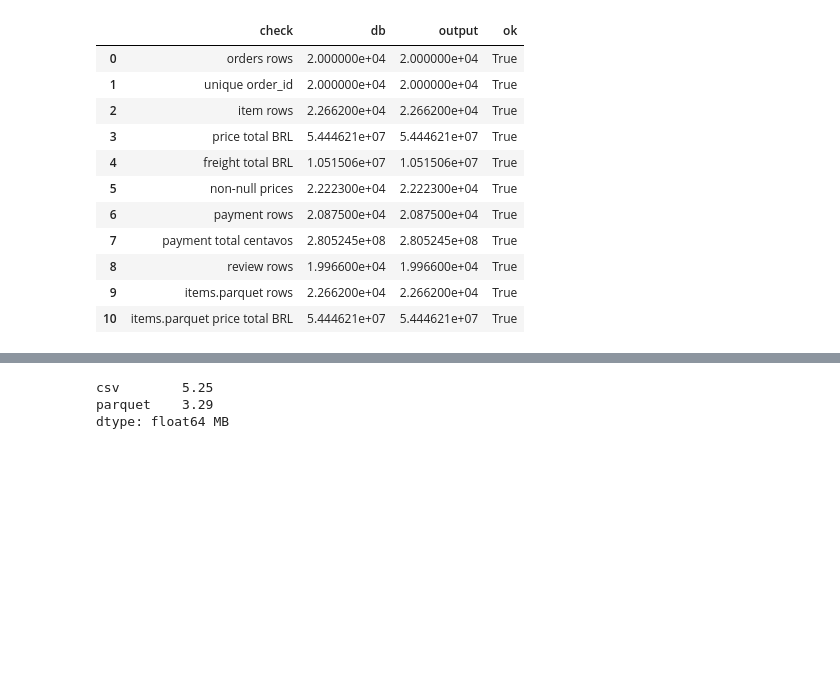
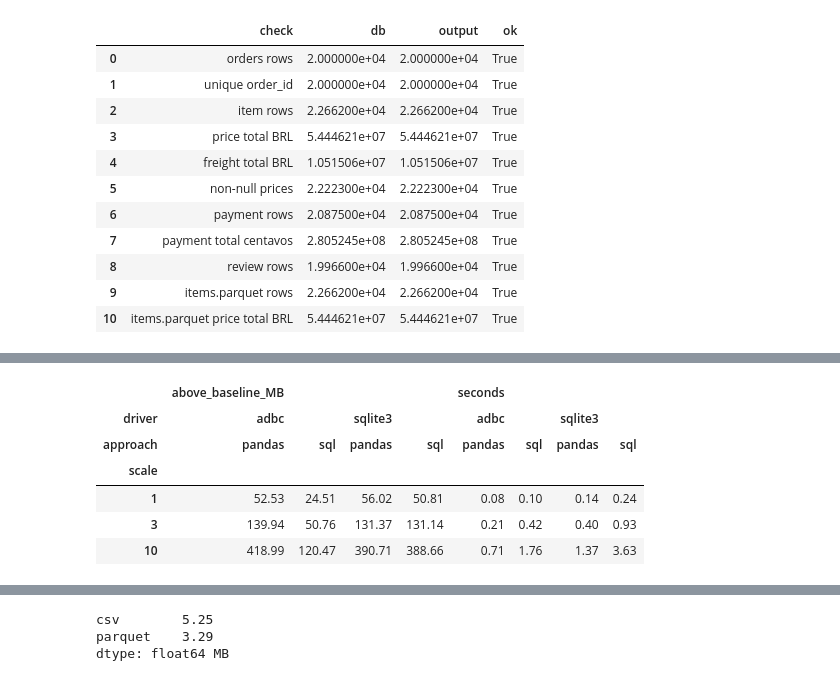
Before and after one commit to 11NOel11/eng2040-assignment1, a Jupyter notebook: pipeline.ipynb, the cells around one changed output, grey strips where cells are left out. Saved outputs shown, nothing was run; the diff lists cells and outputs as text; code cells hidden in the pictures; blank space fills up the shorter version.

Commit message:
perf: read through adbc and test sql vs pandas at 1x, 3x, 10x
sqlite3 driver made sql and pandas grow the same, adbc cuts sql memory ~3x at 10x

```diff
--- a/pipeline.ipynb
+++ b/pipeline.ipynb
@@ -7,13 +7,14 @@ each step writes its outputs to `data/<step>/` plus a `resources.json`. memory i
 # %%
 import json, resource, sqlite3, subprocess, sys, threading, time
 from pathlib import Path
+import adbc_driver_sqlite.dbapi as adbc
 import pandas as pd
 import psutil
 
 ROOT = Path.cwd()
 DB = ROOT / "data" / "marketplace.sqlite"
-con = sqlite3.connect(f"file:{DB}?mode=ro", uri=True)  # read only, the db is never modified
-q = lambda s: pd.read_sql(s, con, dtype_backend="pyarrow")
+con = adbc.connect(f"file:{DB}?mode=ro")  # read only, the db is never modified
+q = lambda s: pd.read_sql(s, con, dtype_backend="pyarrow")  # adbc hands results over as arrow columns
 proc = psutil.Process()
 mb = lambda b: round(b / 1e6, 2)
 
@@ -288,0 +248,66 @@ storage. same orders table as csv vs parquet:
+# %%
+TABLES = ["orders", "customers", "order_items", "order_payments", "order_reviews"]
+
+def scaled_db(k):
+    path = OUT / f"_scale{k}.sqlite"
+    path.unlink(missing_ok=True)
+    s = sqlite3.connect(path)
+    s.execute(f"attach '{DB}' as src")
+    for (sql,) in s.execute(f"select sql from src.sqlite_master where tbl_name in {tuple(TABLES)} and sql is not null order by type desc").fetchall():
+        s.execute(sql)
+    for t in TABLES:
+        cols = [r[1] for r in s.execute(f"pragma src.table_info({t})")]
+        for c in range(k):
+            sel = ", ".join(f"{x} || '_{c}'" if x in ("order_id", "customer_id") else x for x in cols)
+            s.execute(f"insert into {t} select {sel} from src.{t}")
+    s.commit(); s.close()
+    return path
+
+CONNECT = {
+    "sqlite3": "import sqlite3\ncon = sqlite3.connect('file:' + sys.argv[1] + '?mode=ro', uri=True)\n",
+    "adbc": "import adbc_driver_sqlite.dbapi as adbc\ncon = adbc.connect('file:' + sys.argv[1] + '?mode=ro')\n",
+}
+SETUP = "import resource, sys, time\nimport pandas as pd\n"
+REPORT = """
+peak = resource.getrusage(resource.RUSAGE_SELF).ru_maxrss / (1e6 if sys.platform == "darwin" else 1e3)
+print(time.perf_counter() - t, peak)
+"""
+PANDAS = """
+r = lambda t: pd.read_sql(f"select * from {t}", con, dtype_backend="pyarrow")
+o, c, i, p, rv = r("orders"), r("customers"), r("order_items"), r("order_payments"), r("order_reviews")
+i["price_null"], i["freight_null"], p["payment_null"] = i.price.isna(), i.freight_value.isna(), p.payment_value.isna()
+it = i.groupby("order_id").agg(n_items=("order_item_id", "size"), n_products=("product_id", "nunique"), n_sellers=("seller_id", "nunique"),
+    price_sum=("price", "sum"), freight_sum=("freight_value", "sum"), n_price_null=("price_null", "sum"), n_freight_null=("freight_null", "sum")).reset_index()
+pay = p.groupby("order_id").agg(n_payments=("payment_sequential", "size"), payment_sum_centavos=("payment_value", "sum"), n_payment_null=("payment_null", "sum")).reset_index()
+rev = rv.groupby("order_id").size().rename("n_reviews").reset_index()
+df = o.merge(c, on="customer_id", how="left").merge(it, on="order_id", how="left").merge(pay, on="order_id", how="left").merge(rev, on="order_id", how="left")
+"""
+SQL = f"df = pd.read_sql({ORDERS_SQL!r}, con, dtype_backend='pyarrow')\n"
+runs = {"baseline": "", "sql": SQL, "pandas": PANDAS}
+rows = []
+for k in [1, 3, 10]:
+    path = scaled_db(k)
+    for driver, connect in CONNECT.items():
+        for name, body in runs.items():
+            for rep in range(3):
+                code = SETUP + connect + "t = time.perf_counter()\n" + body + REPORT
+                s, peak = subprocess.run([sys.executable, "-c", code, str(path)], capture_output=True, text=True, check=True).stdout.split()
+                rows.append((k, driver, name, rep, float(s), float(peak), mb(path.stat().st_size)))
+    path.unlink()  # temporary, deleted straight away
+raw = pd.DataFrame(rows, columns=["scale", "driver", "approach", "rep", "seconds", "peak_MB", "db_MB"])
+med = raw.groupby(["scale", "driver", "approach"], sort=False)[["seconds", "peak_MB", "db_MB"]].median()
+base = med.xs("baseline", level="approach").peak_MB
+cmp = med.drop("baseline", level="approach").reset_index()
+cmp["above_baseline_MB"] = cmp.peak_MB - base.loc[list(zip(cmp.scale, cmp.driver))].values
+cmp = cmp.pivot_table(index="scale", columns=["driver", "approach"], values=["above_baseline_MB", "seconds"]).round(2)
+raw.to_csv(OUT / "load_comparison_raw.csv", index=False)
+cmp.to_csv(OUT / "load_comparison.csv")
+cmp
+# %% [output]
+|  | above_baseline_MB |  |  |  | seconds |  |  |  |
+| driver | adbc |  | sqlite3 |  | adbc |  | sqlite3 |  |
+| approach | pandas | sql | pandas | sql | pandas | sql | pandas | sql |
+| scale |  |  |  |  |  |  |  |  |
+| 1 | 52.53 | 24.51 | 56.02 | 50.81 | 0.08 | 0.10 | 0.14 | 0.24 |
+| 3 | 139.94 | 50.76 | 131.37 | 131.14 | 0.21 | 0.42 | 0.40 | 0.93 |
+| 10 | 418.99 | 120.47 | 390.71 | 388.66 | 0.71 | 1.76 | 1.37 | 3.63 |
```
Also changed, not shown: parts of 11 cells of this notebook, 3 other files.
